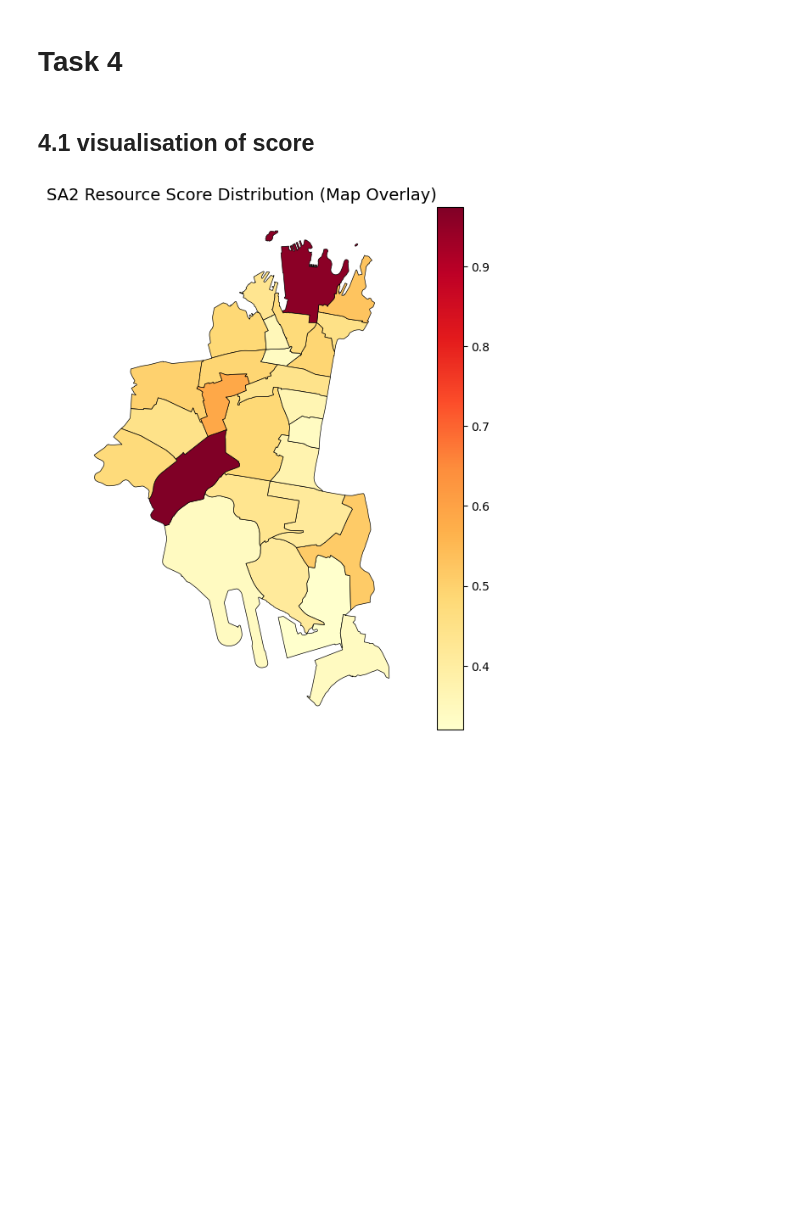
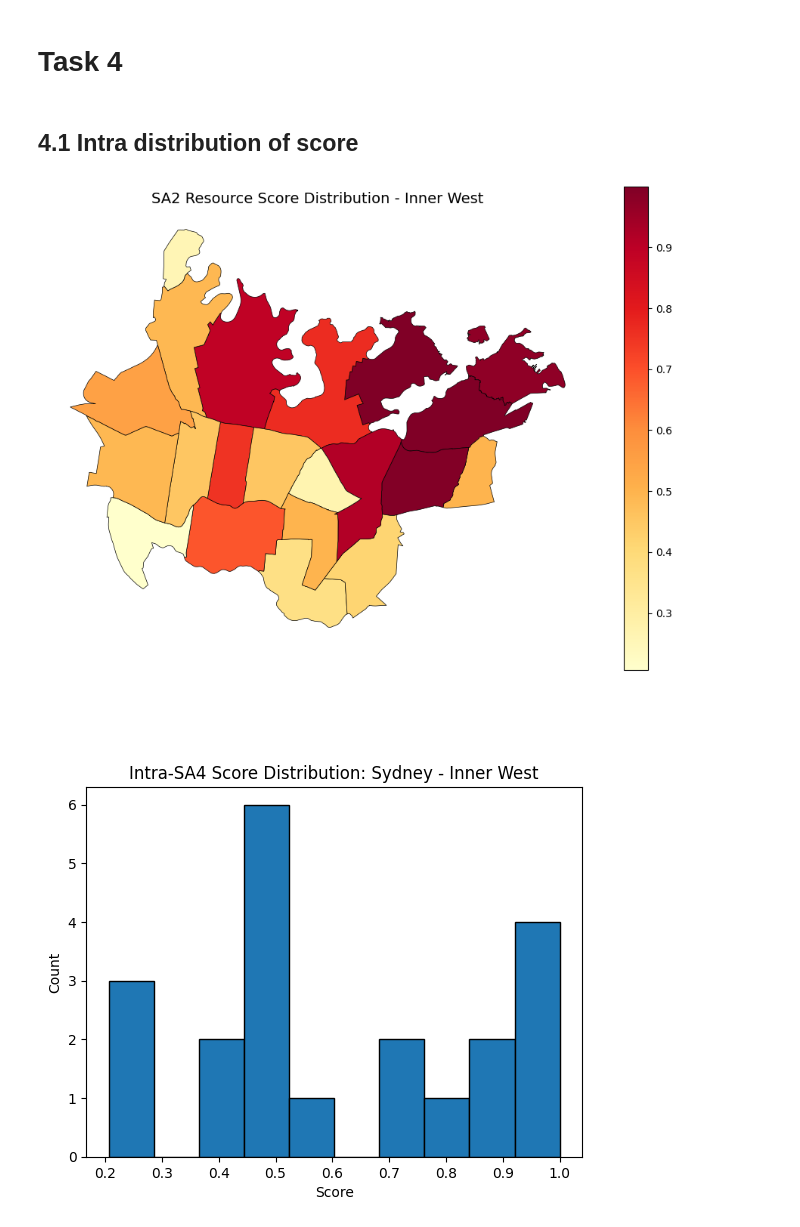
Before and after one commit to Weifeng817/data2001project, a Jupyter notebook: individual.ipynb, the cells around one changed output. Saved outputs shown, nothing was run; the diff lists cells and outputs as text; code cells hidden in the pictures; blank space fills up the shorter version.

```diff
--- a/individual.ipynb
+++ b/individual.ipynb
@@ -144,7 +225,7 @@ sa4_gdf = gpd.read_file("SA4_2021_AUST_SHP_GDA2020/SA4_2021_AUST_GDA2020.shp")
 
 sa2_gdf = gpd.read_file("SA2_2021_AUST_SHP_GDA2020/SA2_2021_AUST_GDA2020.shp")
 
-selected_sa4 = sa4_gdf[sa4_gdf["SA4_NAME21"] == "Sydney - City and Inner South"] # "Sydney - City and Inner South" "Sydney - South West"
+selected_sa4 = sa4_gdf[sa4_gdf["SA4_NAME21"] == "Sydney - Inner West"] # "Sydney - City and Inner South" "Sydney - South West"
 
 sa2_in_selected_sa4 = sa2_gdf[sa2_gdf.within(selected_sa4.geometry.iloc[0])]
 
@@ -319,0 +443,18 @@ print(poi_count)
+# %%
+MIN_POP = 100
+
+def score_sa2_in_sa4(poi_df_sa4, sa4_name):
+    poi_count = poi_df_sa4.groupby("SA2_NAME21").size().reset_index(name="poi_num")
+    df = poi_count.merge(pop, on="SA2_NAME21", how="left")
+    df = df[df["population"] >= MIN_POP].copy()
+    x = df["poi_num"]
+    med = x.median()
+    mad = (x - med).abs().median()
+    df["z_poi"] = (x - med) / mad if mad > 0 else 0.0
+    df["score"] = 1 / (1 + np.exp(-df["z_poi"]))
+    df["SA4_NAME21"] = sa4_name
+    return df.sort_values("score", ascending=False)
+
+poi_count_with_pop_and_median = score_sa2_in_sa4(poi_df, "Sydney - Inner West")
+print(poi_count_with_pop_and_median.to_string())
+print(len(poi_count_with_pop_and_median))
@@ -320,30 +479,50 @@ print(poi_count)
 # %% [markdown]
 # Task 4
 # %% [markdown]
-## 4.1 visualisation of score
+## 4.1 Intra distribution of score
 # %%
 import matplotlib.pyplot as plt
 
-sa2s = sa2_in_selected_sa4.merge(
-    poi_count,
-    left_on="SA2_NAME21",
-    right_on="sa2_name",
-    how="left"
-)
+def plot_sa2_score_distribution(sa2_in_selected_sa4,score_sa2_in_sa4, plot_name, bottom_text):
 
-fig, ax = plt.subplots(1, 1, figsize=(10, 8))
+    sa2s = sa2_in_selected_sa4.merge(
+        score_sa2_in_sa4,
+        left_on="SA2_NAME21",
+        right_on="SA2_NAME21",
+        how="left"
+        )
 
-sa2s.plot(
-    column="score",
-    cmap="YlOrRd",
-    linewidth=0.5,
-    ax=ax,
-    edgecolor="black",
-    legend=True
-)
+    fig, ax = plt.subplots(1, 1, figsize=(10, 8))
 
-ax.set_title("SA2 Resource Score Distribution (Map Overlay)", fontsize=14)
-ax.axis("off")
+    sa2s.plot(
+        column="score",
+        cmap="YlOrRd",
+        linewidth=0.5,
+        ax=ax,
+        edgecolor="black",
+        legend=True
+        )
+    ax.set_title(plot_name, fontsize=14)
+    ax.axis("off")
+
+    fig.text(
+    0.5, 0.02,
+    bottom_text,
+    ha="center",
+    va="bottom",
+    fontsize=10,
+    style="italic",
+    )
+    fig.subplots_adjust(left=0.05, right=0.95, top=0.92, bottom=0.12)
+    plt.show()
+
+plot_sa2_score_distribution(sa2_in_selected_sa4, poi_count_with_pop_and_median
+                            , "SA2 Resource Score Distribution - Inner West", " ")
+
+plt.hist(poi_count_with_pop_and_median["score"].dropna(), bins=10, edgecolor="black")
+plt.title("Intra-SA4 Score Distribution: Sydney - Inner West")
+plt.xlabel("Score"); plt.ylabel("Count")
 plt.show()
 # %% [output]
-[figure, old version]
+[figure, new version]
+[figure, added]
```
Also changed, not shown: parts of 17 cells of this notebook, 1 other file.
